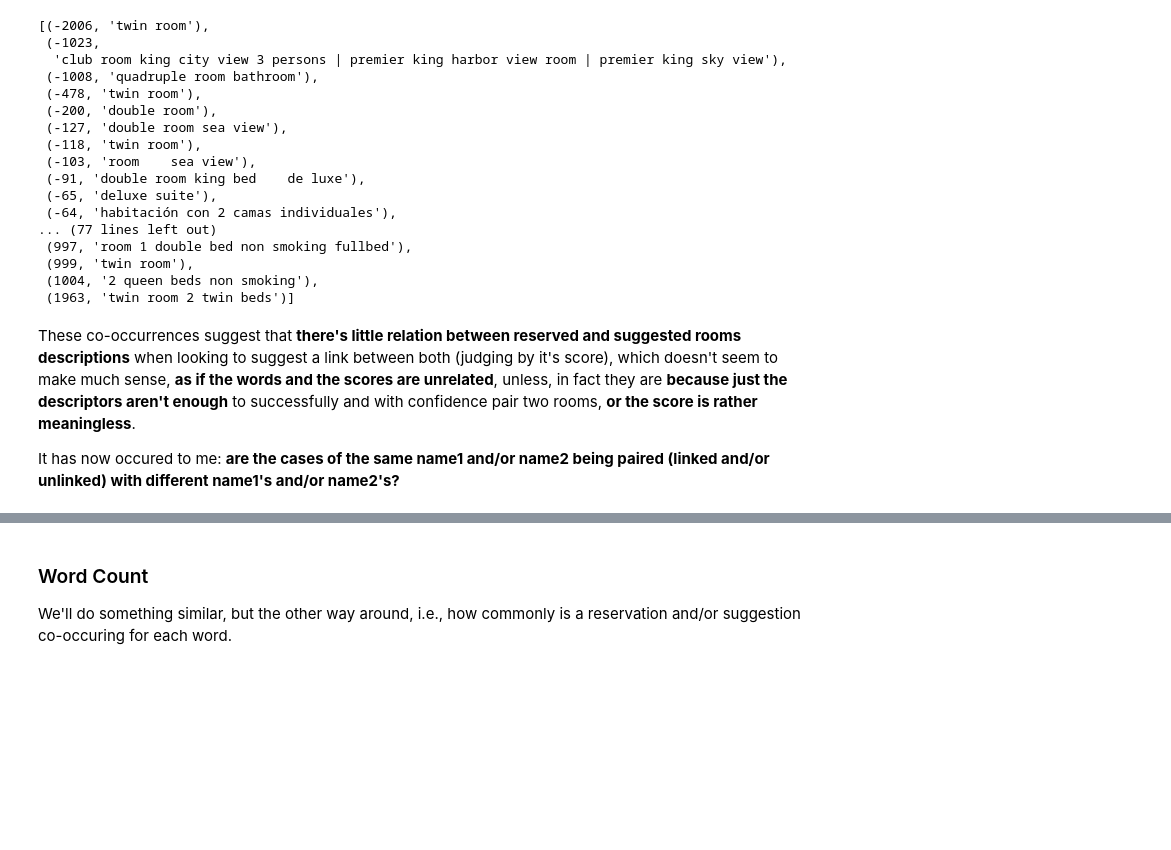
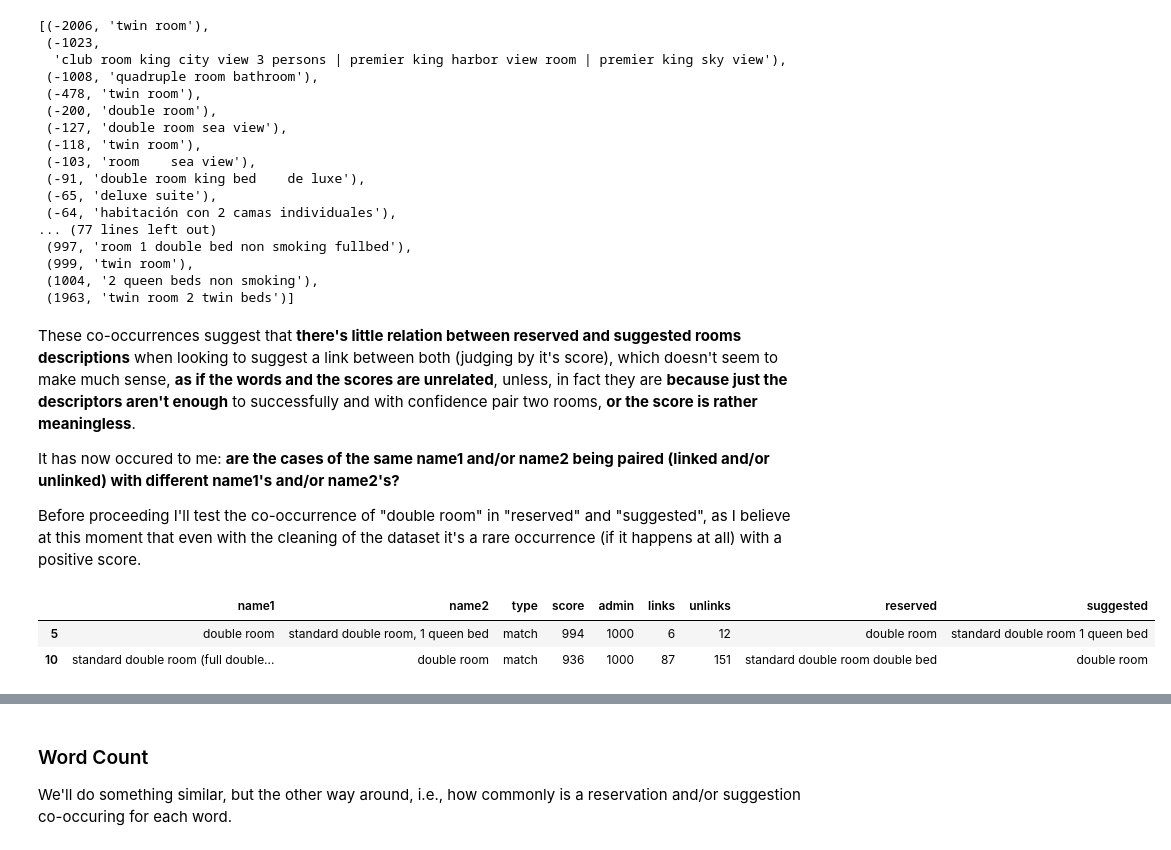
Before and after one commit to duarteharris/pruvo, a Jupyter notebook: eda.ipynb, the cells around one changed output, grey strips where cells are left out. Saved outputs shown, nothing was run; the diff lists cells and outputs as text; code cells hidden in the pictures; blank space fills up the shorter version.

```diff
--- a/eda.ipynb
+++ b/eda.ipynb
@@ -1133,3 +1133,12 @@ suggested_score = rooms_df.groupby("score")["suggested"].apply(lambda x: " | ".j
 These co-occurrences suggest that **there's little relation between reserved and suggested rooms descriptions** when looking to suggest a link between both (judging by it's score), which doesn't seem to make much sense, **as if the words and the scores are unrelated**, unless, in fact they are **because just the descriptors aren't enough** to successfully and with confidence pair two rooms, **or the score is rather meaningless**.
 
 It has now occured to me: **are the cases of the same name1 and/or name2 being paired (linked and/or unlinked) with different name1's and/or name2's?**
+
+Before proceeding I'll test the co-occurrence of "double room" in "reserved" and "suggested", as I believe at this moment that even with the cleaning of the dataset it's a rare occurrence (if it happens at all) with a positive score.
+# %%
+# checking co-occurrence of "double room" in both reserved and suggested cols w/a score higher than 0
+rooms_df.query("reserved.str.contains('double room') & suggested.str.contains('double room') & score > 0")
+# %% [output]
+|  | name1 | name2 | type | score | admin | links | unlinks | reserved | suggested |
+| 5 | double room | standard double room, 1 queen bed | match | 994 | 1000 | 6 | 12 | double room | standard double room 1 queen bed |
+| 10 | standard double room (full double... | double room | match | 936 | 1000 | 87 | 151 | standard double room double bed | double room |
```
Also changed, not shown: parts of 4 cells of this notebook.
